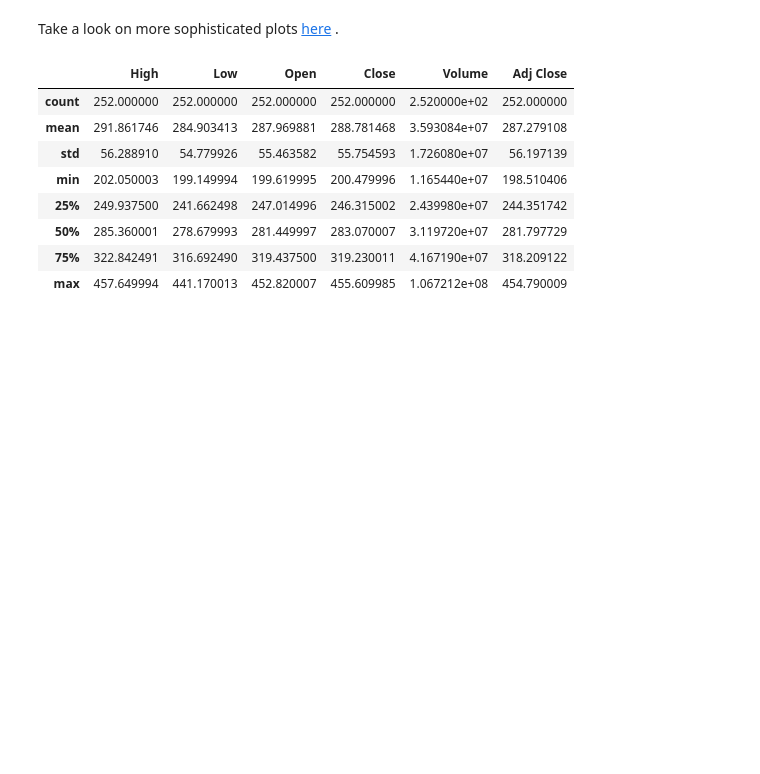
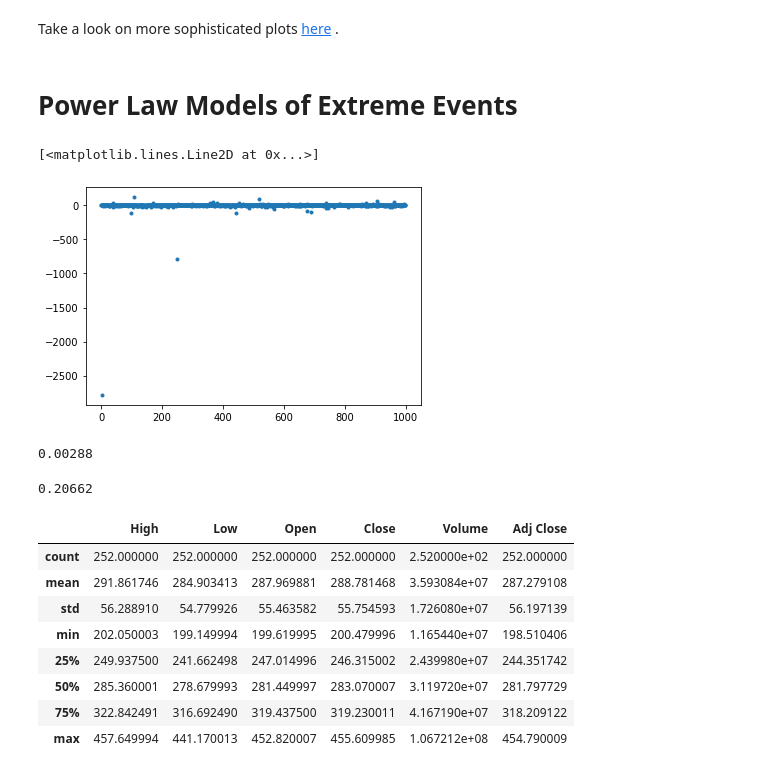
Before and after one commit to mlize/AMS-512-Python, a Jupyter notebook: AMS_512_1_Extreme Events.ipynb, the cells around one changed output. Saved outputs shown, nothing was run; the diff lists cells and outputs as text; code cells hidden in the pictures; blank space fills up the shorter version.

Commit message:
Power Law Models section added.

```diff
--- a/AMS_512_1_Extreme Events.ipynb
+++ b/AMS_512_1_Extreme Events.ipynb
@@ -265,3 +286,7 @@ stats.probplot(snpLogReturn,dist='norm',plot=plt)
 stats.probplot(snpLogReturn,dist=stats.t(2.9914276198815717, 0.009089830436999109, 0.02693090874311875) ,plot=plt)
 # %% [markdown]
 Take a look on more sophisticated plots [here](https://matplotlib.org/mpl-probscale/tutorial/closer_look_at_viz.html) .
+# %% [markdown]
+# **Power Law Models of Extreme Events**
+# %%
+samplesize = 100000
@@ -267,0 +295,2 @@ Take a look on more sophisticated plots [here](https://matplotlib.org/mpl-probsc
+# %%
+CauchySample = stats.cauchy.rvs(size = samplesize,random_state =1)
@@ -268,3 +299,16 @@ Take a look on more sophisticated plots [here](https://matplotlib.org/mpl-probsc
+# %%
+plt.plot(CauchySample,'.')
+# %% [output]
+[<matplotlib.lines.Line2D at 0x...>]
+[figure, added]
+# %%
+len(NormSample[abs(NormSample) > 3 ]) /len(NormSample)
+# %% [output]
+0.00288
+# %%
+len(CauchySample[abs(CauchySample) > 3 ])/len(CauchySample)
+# %% [output]
+0.20662
 # %%
 # For time stamps
 from datetime import datetime
```
Also changed, not shown: parts of 14 cells of this notebook, 1 other file.
